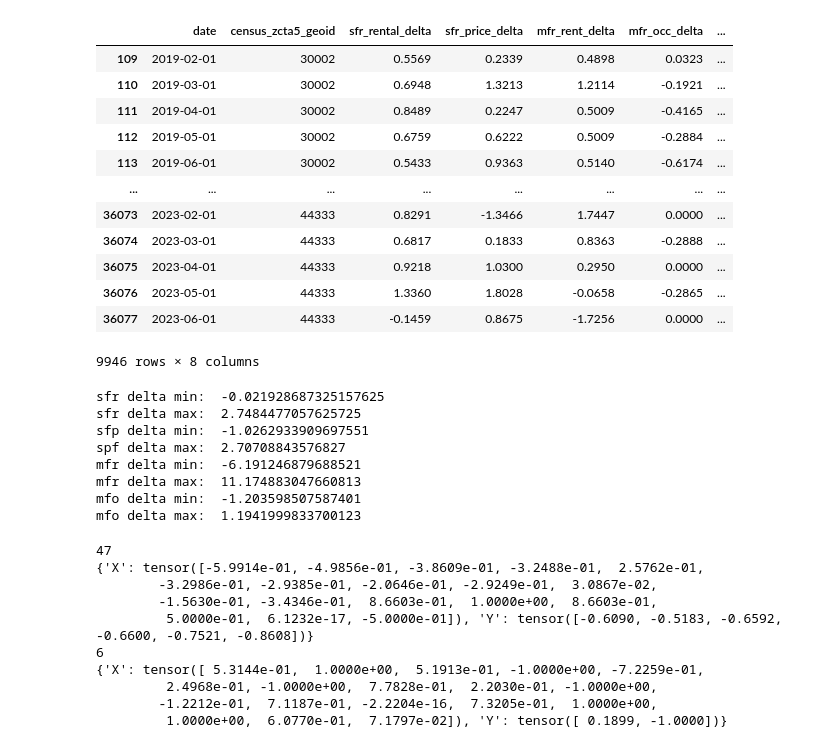
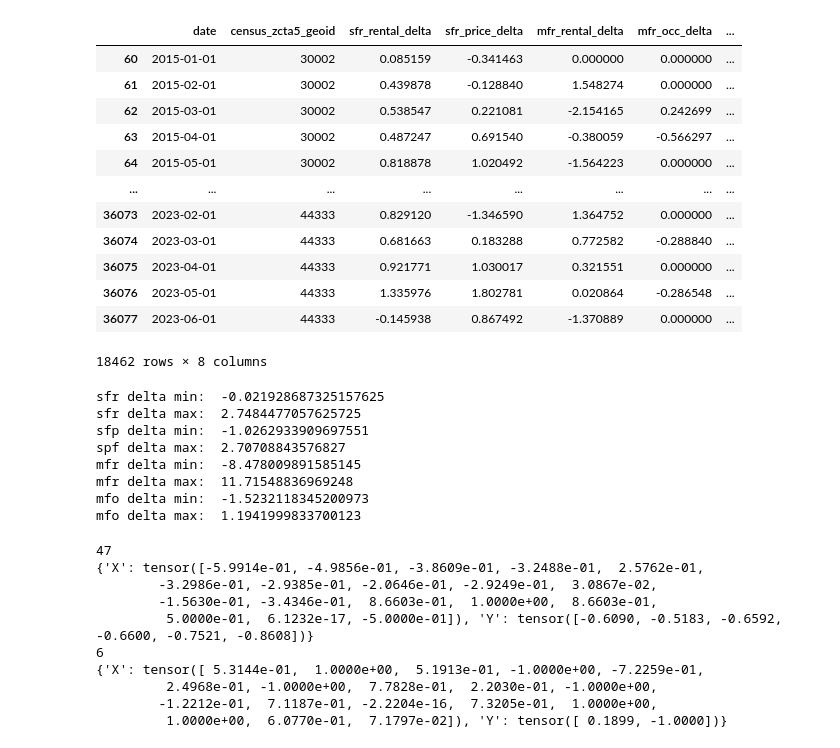
Before and after one commit to eihwood/Haystacks.AI-7, a Jupyter notebook: src/MLP_byzip.ipynb, the cells around one changed output. Drawn from its saved outputs; the diff is of its cells as text; code cells hidden in the pictures.

```diff
--- a/src/MLP_byzip.ipynb
+++ b/src/MLP_byzip.ipynb
@@ -54,38 +55,25 @@ df = df.loc[(df.date >= '2015-01-01') & (df.date <= '2023-06-01')]
 # drop incomplete zips
 drops = df.loc[df.mfr_occ.isna()].census_zcta5_geoid.unique().tolist()
 df.drop(df.loc[df['census_zcta5_geoid'].isin(drops)].index, inplace=True)
-# %%
-# Translate all index columns into delta
-df['offset_price_index'] = df['sfr_price_index'].shift(periods = 1)
-df.dropna(inplace=True)
-df['sfr_price_delta'] = df['sfr_price_index'] - df['offset_price_index']
-
-df['offset_mfrrent_index'] = df['mfr_mean_rent_index'].shift(periods = 1)
-df.dropna(inplace=True)
-df['mfr_rent_delta'] = df['mfr_mean_rent_index'] - df['offset_mfrrent_index']
-
-df['offset_mfrocc_index'] = df['mfr_mean_occ_index'].shift(periods = 1)
-df.dropna(inplace=True)
-df['mfr_occ_delta'] = df['mfr_mean_occ_index'] - df['offset_mfrocc_index']
 # %%
 # Keep only desired columns
 df = df[['date', 'census_zcta5_geoid', 'sfr_rental_delta', 'sfr_price_delta',
-         'mfr_rent_delta', 'mfr_occ_delta', 'cos_month', 'sin_month']]
+         'mfr_rental_delta', 'mfr_occ_delta', 'cos_month', 'sin_month']]
 df
 # %% [output]
-|  | date | census_zcta5_geoid | sfr_rental_delta | sfr_price_delta | mfr_rent_delta | mfr_occ_delta | ... |
-| 109 | 2019-02-01 | 30002 | 0.5569 | 0.2339 | 0.4898 | 0.0323 | ... |
-| 110 | 2019-03-01 | 30002 | 0.6948 | 1.3213 | 1.2114 | -0.1921 | ... |
-| 111 | 2019-04-01 | 30002 | 0.8489 | 0.2247 | 0.5009 | -0.4165 | ... |
-| 112 | 2019-05-01 | 30002 | 0.6759 | 0.6222 | 0.5009 | -0.2884 | ... |
-| 113 | 2019-06-01 | 30002 | 0.5433 | 0.9363 | 0.5140 | -0.6174 | ... |
+|  | date | census_zcta5_geoid | sfr_rental_delta | sfr_price_delta | mfr_rental_delta | mfr_occ_delta | ... |
+| 60 | 2015-01-01 | 30002 | 0.085159 | -0.341463 | 0.000000 | 0.000000 | ... |
+| 61 | 2015-02-01 | 30002 | 0.439878 | -0.128840 | 1.548274 | 0.000000 | ... |
+| 62 | 2015-03-01 | 30002 | 0.538547 | 0.221081 | -2.154165 | 0.242699 | ... |
+| 63 | 2015-04-01 | 30002 | 0.487247 | 0.691540 | -0.380059 | -0.566297 | ... |
+| 64 | 2015-05-01 | 30002 | 0.818878 | 1.020492 | -1.564223 | 0.000000 | ... |
 | ... | ... | ... | ... | ... | ... | ... | ... |
-| 36073 | 2023-02-01 | 44333 | 0.8291 | -1.3466 | 1.7447 | 0.0000 | ... |
-| 36074 | 2023-03-01 | 44333 | 0.6817 | 0.1833 | 0.8363 | -0.2888 | ... |
-| 36075 | 2023-04-01 | 44333 | 0.9218 | 1.0300 | 0.2950 | 0.0000 | ... |
-| 36076 | 2023-05-01 | 44333 | 1.3360 | 1.8028 | -0.0658 | -0.2865 | ... |
-| 36077 | 2023-06-01 | 44333 | -0.1459 | 0.8675 | -1.7256 | 0.0000 | ... |
+| 36073 | 2023-02-01 | 44333 | 0.829120 | -1.346590 | 1.364752 | 0.000000 | ... |
+| 36074 | 2023-03-01 | 44333 | 0.681663 | 0.183288 | 0.772582 | -0.288840 | ... |
+| 36075 | 2023-04-01 | 44333 | 0.921771 | 1.030017 | 0.321551 | 0.000000 | ... |
+| 36076 | 2023-05-01 | 44333 | 1.335976 | 1.802781 | 0.020864 | -0.286548 | ... |
+| 36077 | 2023-06-01 | 44333 | -0.145938 | 0.867492 | -1.370889 | 0.000000 | ... |
-9946 rows × 8 columns
+18462 rows × 8 columns
 # %%
 # Filter to one zip
 data = df[df['census_zcta5_geoid'] == '30002']
@@ -104,8 +92,8 @@ sfp_delta_max = data['sfr_price_delta'].max()
 print('sfp delta min: ', sfp_delta_min)
 print('spf delta max: ', sfp_delta_max)
 
-mfr_delta_min = data['mfr_rent_delta'].min()
-mfr_delta_max = data['mfr_rent_delta'].max()
+mfr_delta_min = data['mfr_rental_delta'].min()
+mfr_delta_max = data['mfr_rental_delta'].max()
 print('mfr delta min: ', mfr_delta_min)
 print('mfr delta max: ', mfr_delta_max)
 
@@ -118,9 +106,9 @@ sfr delta min:  -0.021928687325157625
 sfr delta max:  2.7484477057625725
 sfp delta min:  -1.0262933909697551
 spf delta max:  2.70708843576827
-mfr delta min:  -6.191246879688521
-mfr delta max:  11.174883047660813
-mfo delta min:  -1.203598507587401
+mfr delta min:  -8.478009891585145
+mfr delta max:  11.71548836969248
+mfo delta min:  -1.5232118345200973
 mfo delta max:  1.1941999833700123
 # %%
 # Define class
```
Also changed, not shown: parts of 7 cells of this notebook.
